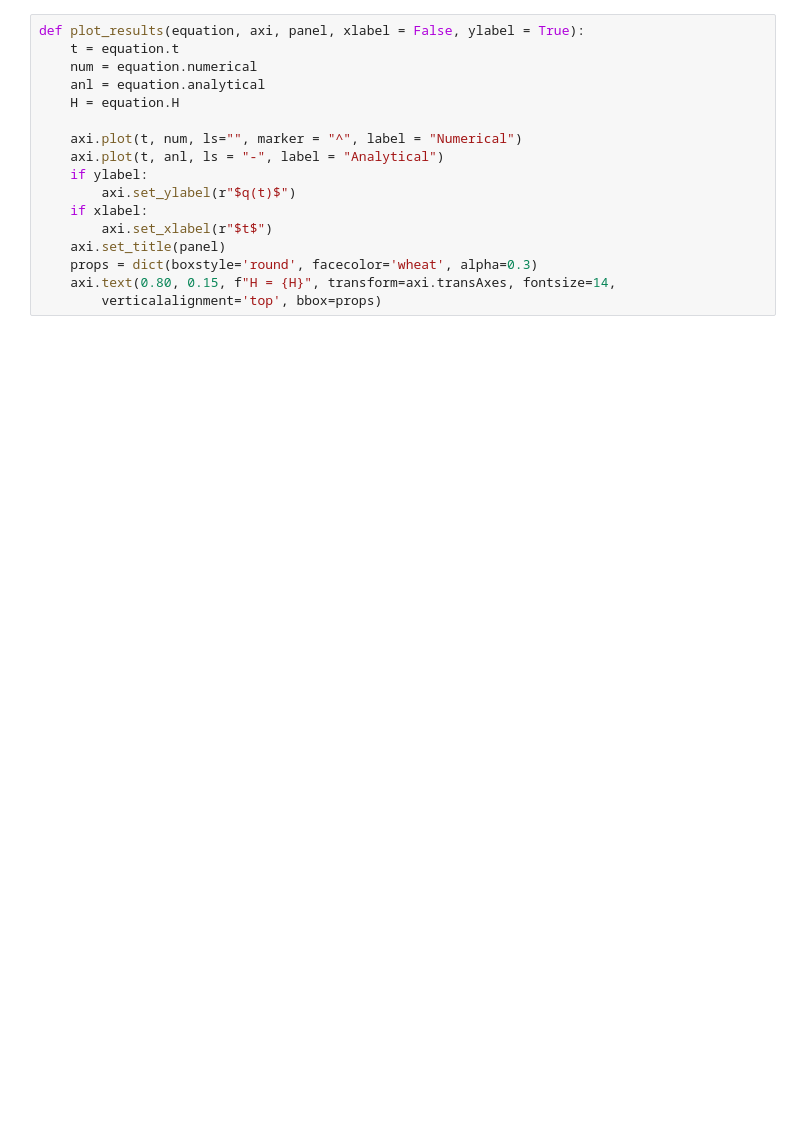
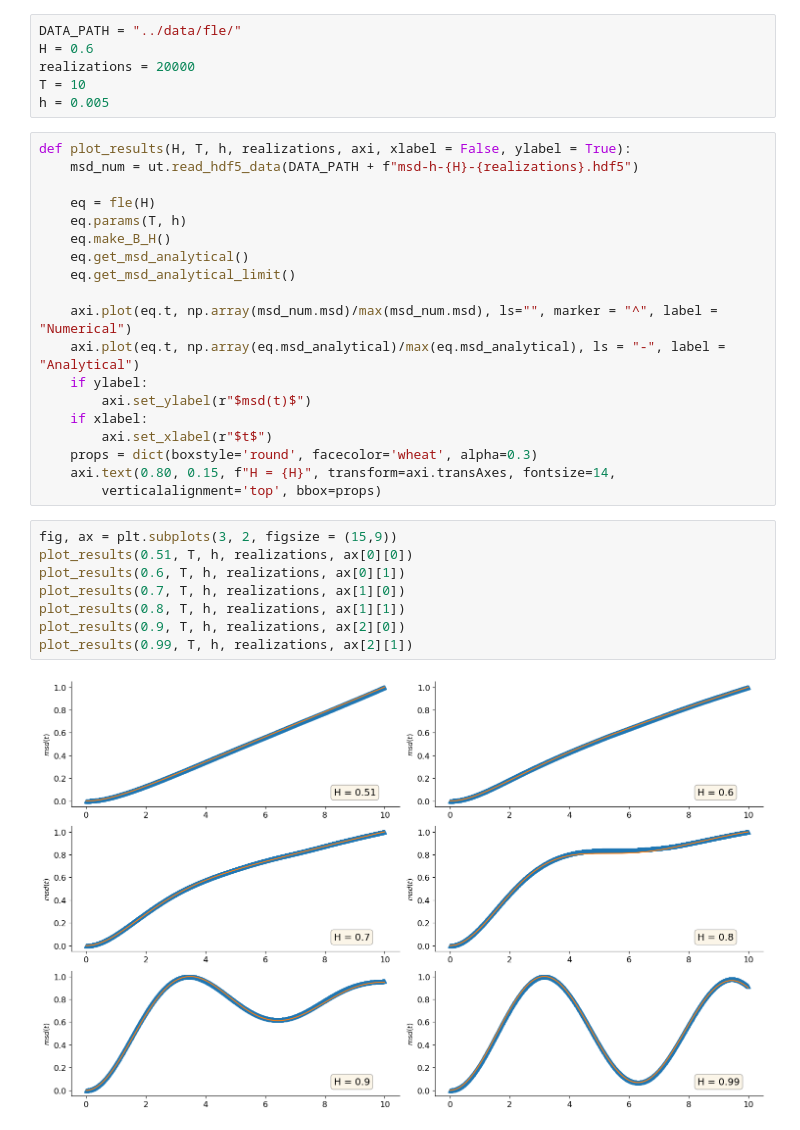
Before and after one commit to davidsantiagoquevedo/fractional-langevin-equations, a Jupyter notebook: analysis/inspect_fLe_MSD.ipynb, the cells around one changed output. Saved outputs shown, nothing was run; the diff lists cells and outputs as text; blank space fills up the shorter version.

```diff
--- a/analysis/inspect_fLe_MSD.ipynb
+++ b/analysis/inspect_fLe_MSD.ipynb
@@ -14,19 +15,37 @@ from fLe import fle#_guo as fle
 import fBm_stats as fbs
+# %%
+DATA_PATH = "../data/fle/"
+H = 0.6
+realizations = 20000
+T = 10
+h = 0.005
 # %%
-def plot_results(equation, axi, panel, xlabel = False, ylabel = True):
-    t = equation.t
-    num = equation.numerical
-    anl = equation.analytical
-    H = equation.H
+def plot_results(H, T, h, realizations, axi, xlabel = False, ylabel = True):
+    msd_num = ut.read_hdf5_data(DATA_PATH + f"msd-h-{H}-{realizations}.hdf5")
 
-    axi.plot(t, num, ls="", marker = "^", label = "Numerical")
-    axi.plot(t, anl, ls = "-", label = "Analytical")
+    eq = fle(H)
+    eq.params(T, h)
+    eq.make_B_H()
+    eq.get_msd_analytical()
+    eq.get_msd_analytical_limit()
+
+    axi.plot(eq.t, np.array(msd_num.msd)/max(msd_num.msd), ls="", marker = "^", label = "Numerical")
+    axi.plot(eq.t, np.array(eq.msd_analytical)/max(eq.msd_analytical), ls = "-", label = "Analytical")
     if ylabel:
-        axi.set_ylabel(r"$q(t)$")
+        axi.set_ylabel(r"$msd(t)$")
     if xlabel:
         axi.set_xlabel(r"$t$")
-    axi.set_title(panel)
     props = dict(boxstyle='round', facecolor='wheat', alpha=0.3)
     axi.text(0.80, 0.15, f"H = {H}", transform=axi.transAxes, fontsize=14,
         verticalalignment='top', bbox=props)
+# %%
+fig, ax = plt.subplots(3, 2, figsize = (15,9))
+plot_results(0.51, T, h, realizations, ax[0][0])
+plot_results(0.6, T, h, realizations, ax[0][1])
+plot_results(0.7, T, h, realizations, ax[1][0])
+plot_results(0.8, T, h, realizations, ax[1][1])
+plot_results(0.9, T, h, realizations, ax[2][0])
+plot_results(0.99, T, h, realizations, ax[2][1])
+# %% [output]
+[figure, added]
 # %%
```
Also changed, not shown: parts of 15 cells of this notebook.
